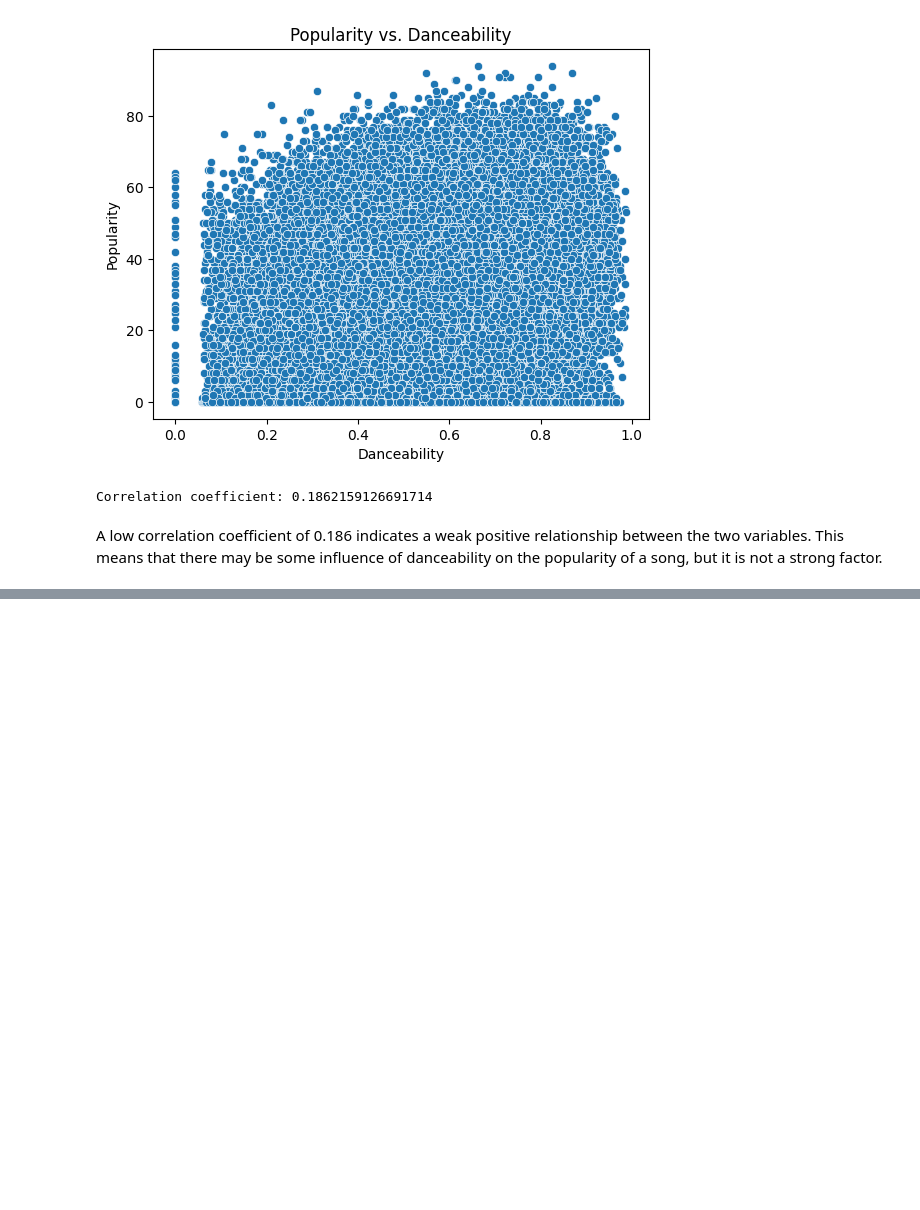
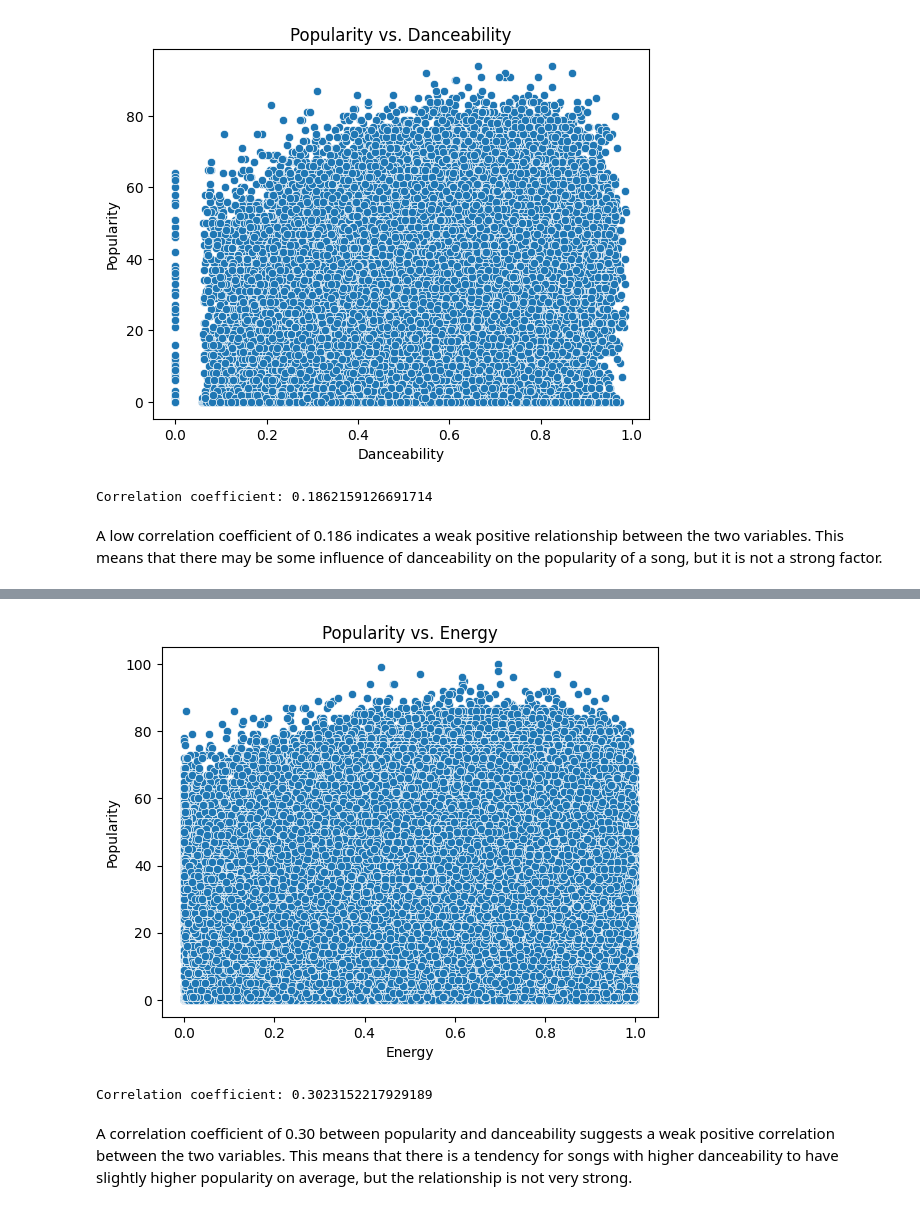
Before and after one commit to ayushmandixit2000/DSAI-Project, a Jupyter notebook: TracksAnalysis.ipynb, the cells around one changed output, grey strips where cells are left out. Drawn from its saved outputs; the diff is of its cells as text; code cells hidden in the pictures; blank space fills up the shorter version.

```diff
--- a/TracksAnalysis.ipynb
+++ b/TracksAnalysis.ipynb
@@ -497,0 +539,25 @@ A low correlation coefficient of 0.186 indicates a weak positive relationship be
+# %%
+#Next, let us see if there is a direct relationship between energy and popularity through a scatter plot
+
+# Create a scatter plot of energy vs. popularity
+sns.scatterplot(x='energy', y='popularity', data=df)
+
+# Set the plot title and axis labels
+plt.title('Popularity vs. Energy')
+plt.xlabel('Energy')
+plt.ylabel('Popularity')
+
+# Show the plot
+plt.show()
+
+
+# Calculate the correlation coefficient between energy and popularity
+corr = df['energy'].corr(df['popularity'])
+
+# Print the correlation coefficient to the console
+print('Correlation coefficient:', corr)
+# %% [output]
+[figure, added]
+Correlation coefficient: 0.3023152217929189
+# %% [markdown]
+A correlation coefficient of 0.30 between popularity and danceability suggests a weak positive correlation between the two variables. This means that there is a tendency for songs with higher danceability to have slightly higher popularity on average, but the relationship is not very strong.
```
Also changed, not shown: parts of 2 cells of this notebook.
